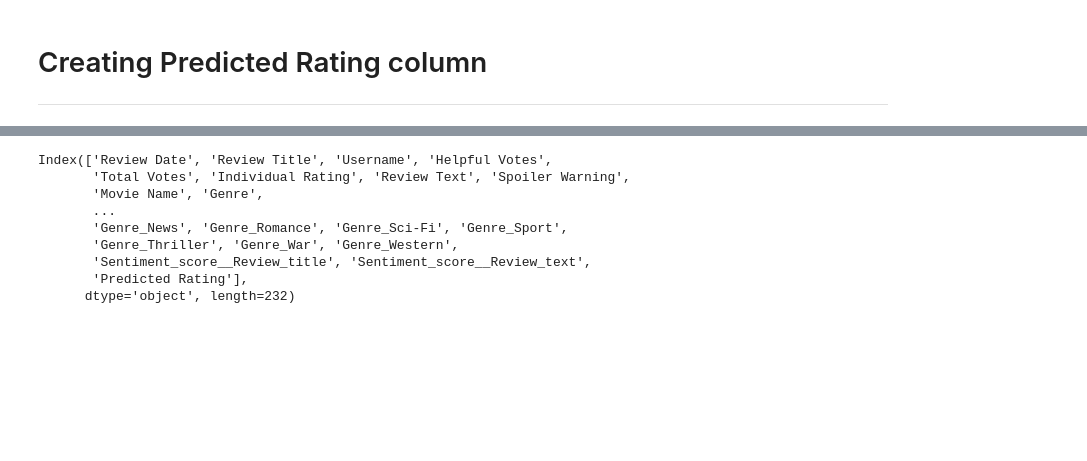
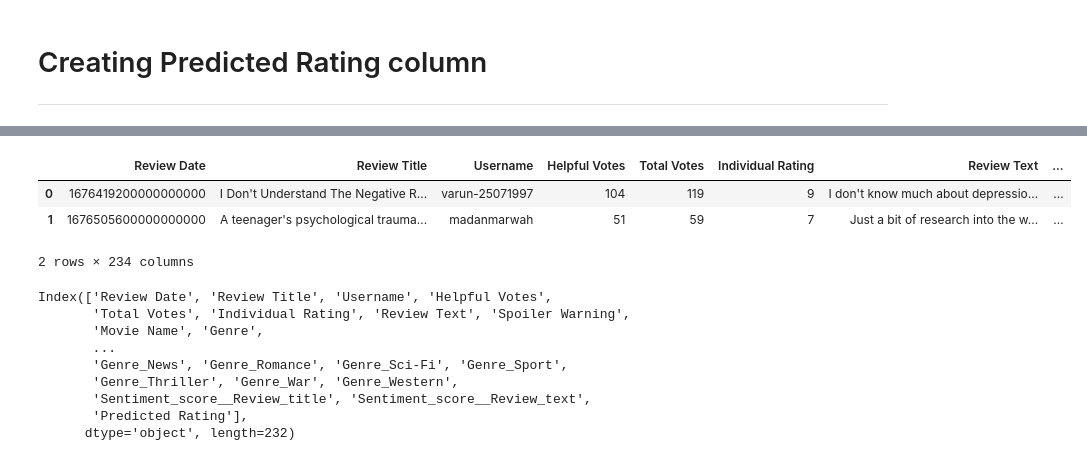
Before and after one commit to shreyashguptas/IMDb_movie_review_sentiment_analysis, a Jupyter notebook: IMDb_webscrapping_script.ipynb, the cells around one changed output, grey strips where cells are left out. Cells and saved outputs as stored; diff of their text form; code cells hidden in the pictures; blank space fills up the shorter version.

```diff
--- a/IMDb_webscrapping_script.ipynb
+++ b/IMDb_webscrapping_script.ipynb
@@ -1127,3 +889,10 @@ all_final_reviews_df
+# %%
+all_final_reviews_df.head(2)
+# %% [output]
+|  | Review Date | Review Title | Username | Helpful Votes | Total Votes | Individual Rating | Review Text | ... |
+| 0 | 1676419200000000000 | I Don't Understand The Negative R... | varun-25071997 | 104 | 119 | 9 | I don't know much about depressio... | ... |
+| 1 | 1676505600000000000 | A teenager's psychological trauma... | madanmarwah | 51 | 59 | 7 | Just a bit of research into the w... | ... |
+2 rows × 234 columns
 # %%
 all_final_reviews_df.columns
 # %% [output]
```
Also changed, not shown: parts of 44 cells of this notebook.
